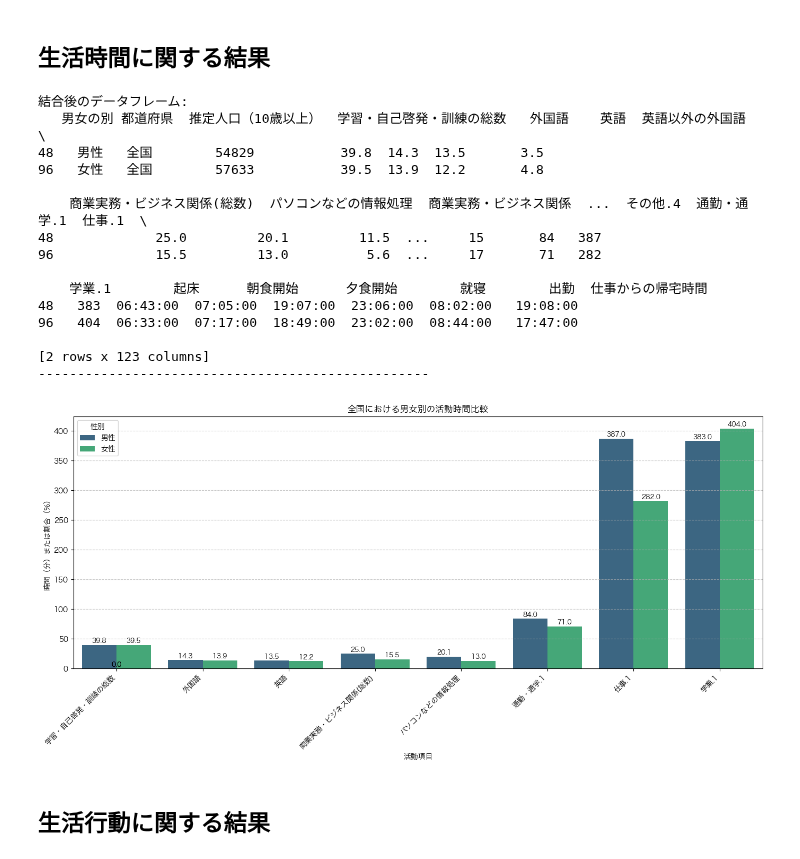
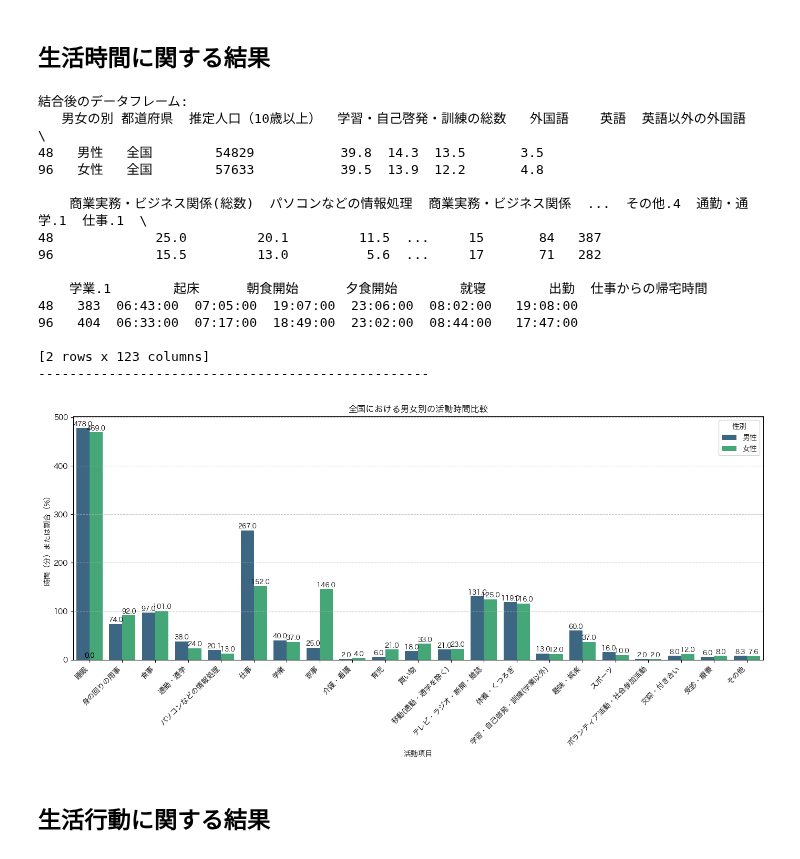
Before and after one commit to 3241Kanaha/statistics-2025, a Jupyter notebook: gender.ipynb, the cells around one changed output. Cells and saved outputs as stored; diff of their text form; code cells hidden in the pictures.

```diff
--- a/gender.ipynb
+++ b/gender.ipynb
@@ -121,26 +121,39 @@ print("-" * 50)
 # 数値で比較できる活動時間系の項目
 # これらの列がデータに存在することを確認してください
 activity_items = [
-    '学習・自己啓発・訓練の総数',
-    '外国語',
-    '英語',
-    '商業実務・ビジネス関係(総数)',
+    '睡眠',
+    '身の回りの用事',
+    '食事',
+    '通勤・通学',
     'パソコンなどの情報処理',
-    '通勤・通学.1', # 通勤・通学時間（分）と仮定
-    '仕事.1',      # 仕事時間（分）と仮定
-    '学業.1'       # 学業時間（分）と仮定
+    '仕事',
+    '学業',
+    '家事',
+    '介護・看護',
+    '育児',
+    '買い物',
+    '移動(通勤・通学を除く)',
+    'テレビ・ラジオ・新聞・雑誌',
+    '休養・くつろぎ',
+    '学習・自己啓発・訓練(学業以外)',
+    '趣味・娯楽',
+    'スポーツ',
+    'ボランティア活動・社会参加活動',
+    '交際・付き合い',
+    '受診・療養',
+    'その他'
 ]
 
-# 時刻データとして比較したい生活時間系の項目
-# これらの列がデータに存在することを確認してください
-time_items = [
-    '起床',
-    '朝食開始',
-    '夕食開始',
-    '就寝',
-    '出勤',
-    '仕事からの帰宅時間'
-]
+# # 時刻データとして比較したい生活時間系の項目
+# # これらの列がデータに存在することを確認してください
+# time_items = [
+#     '起床',
+#     '朝食開始',
+#     '夕食開始',
+#     '就寝',
+#     '出勤',
+#     '仕事からの帰宅時間'
+# ]
 
 ### 1. 活動時間系の項目を棒グラフで比較
 # データフレームを縦長形式に変換（melt）して、複数の項目を一度にプロットしやすくする
@@ -158,34 +171,34 @@ sns.barplot(x='活動項目', y='時間_または_割合', hue='男女の別', d
 for p in plt.gca().patches:
     plt.gca().annotate(f'{p.get_height():.1f}',
                        (p.get_x() + p.get_width() / 2., p.get_height()),
                        ha='center', va='center', xytext=(0, 5),
                        textcoords='offset points', fontsize=9)
 
 plt.title('全国における男女別の活動時間比較')
 plt.xlabel('活動項目')
 plt.ylabel('時間（分）または割合（%）') # 項目によって単位が異なる可能性があるので適宜変更
 plt.xticks(rotation=45, ha='right') # 項目名が長いので回転
 plt.legend(title='性別')
 plt.grid(axis='y', linestyle='--', alpha=0.7)
 plt.tight_layout() # レイアウトを調整
 plt.show()
 # %% [output]
 結合後のデータフレーム:
    男女の別 都道府県  推定人口（10歳以上）  学習・自己啓発・訓練の総数   外国語    英語  英語以外の外国語  \
 48   男性   全国        54829           39.8  14.3  13.5       3.5
 96   女性   全国        57633           39.5  13.9  12.2       4.8
 
     商業実務・ビジネス関係(総数)  パソコンなどの情報処理  商業実務・ビジネス関係  ...  その他.4  通勤・通学.1  仕事.1  \
 48             25.0         20.1         11.5  ...     15       84   387
 96             15.5         13.0          5.6  ...     17       71   282
 
     学業.1        起床      朝食開始      夕食開始        就寝        出勤  仕事からの帰宅時間
 48   383  06:43:00  07:05:00  19:07:00  23:06:00  08:02:00   19:08:00
 96   404  06:33:00  07:17:00  18:49:00  23:02:00  08:44:00   17:47:00
 
 [2 rows x 123 columns]
 --------------------------------------------------
-[figure, old version]
+[figure, new version]
 # %% [markdown]
 ## 生活行動に関する結果
 # %%
```
